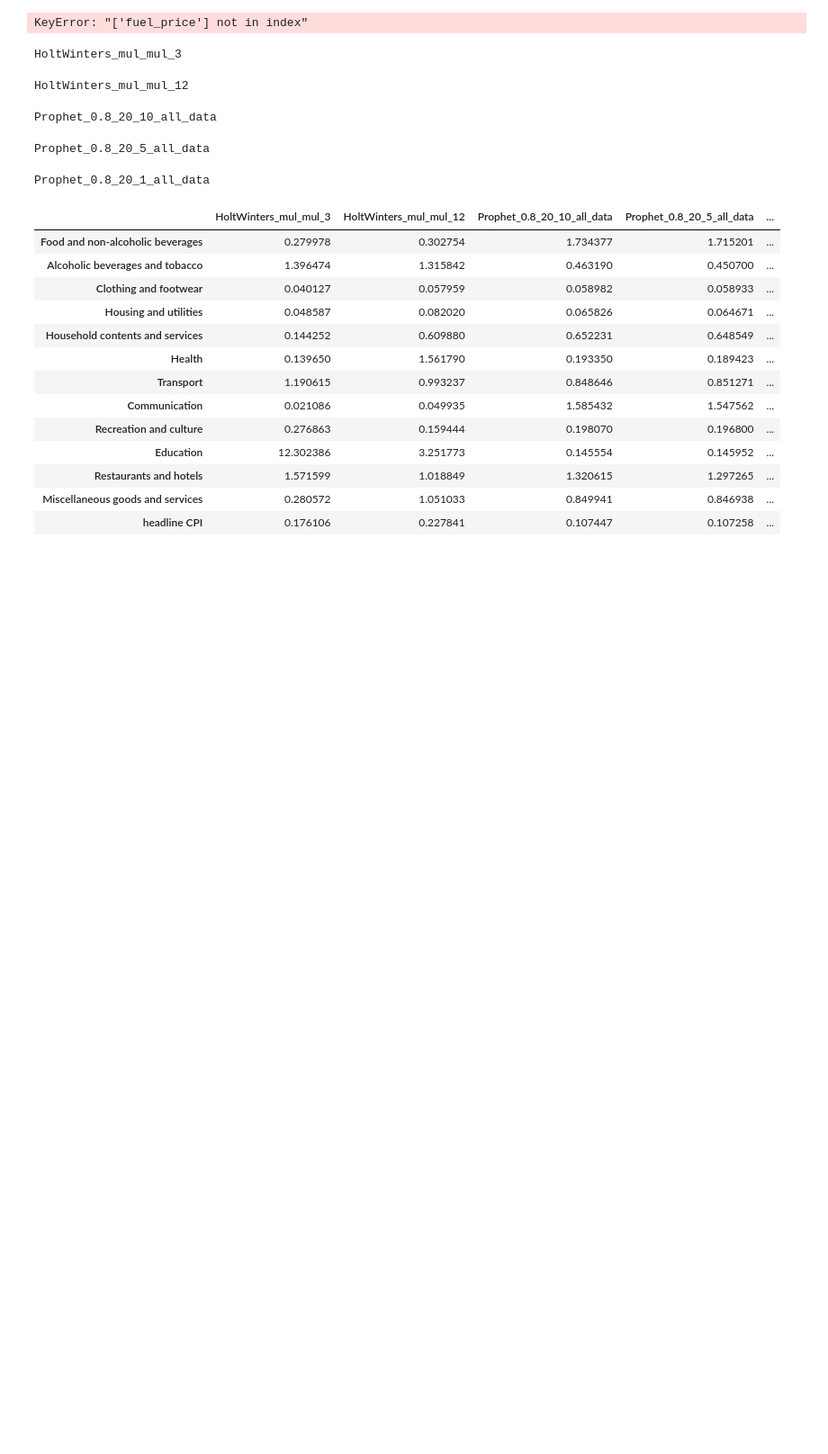
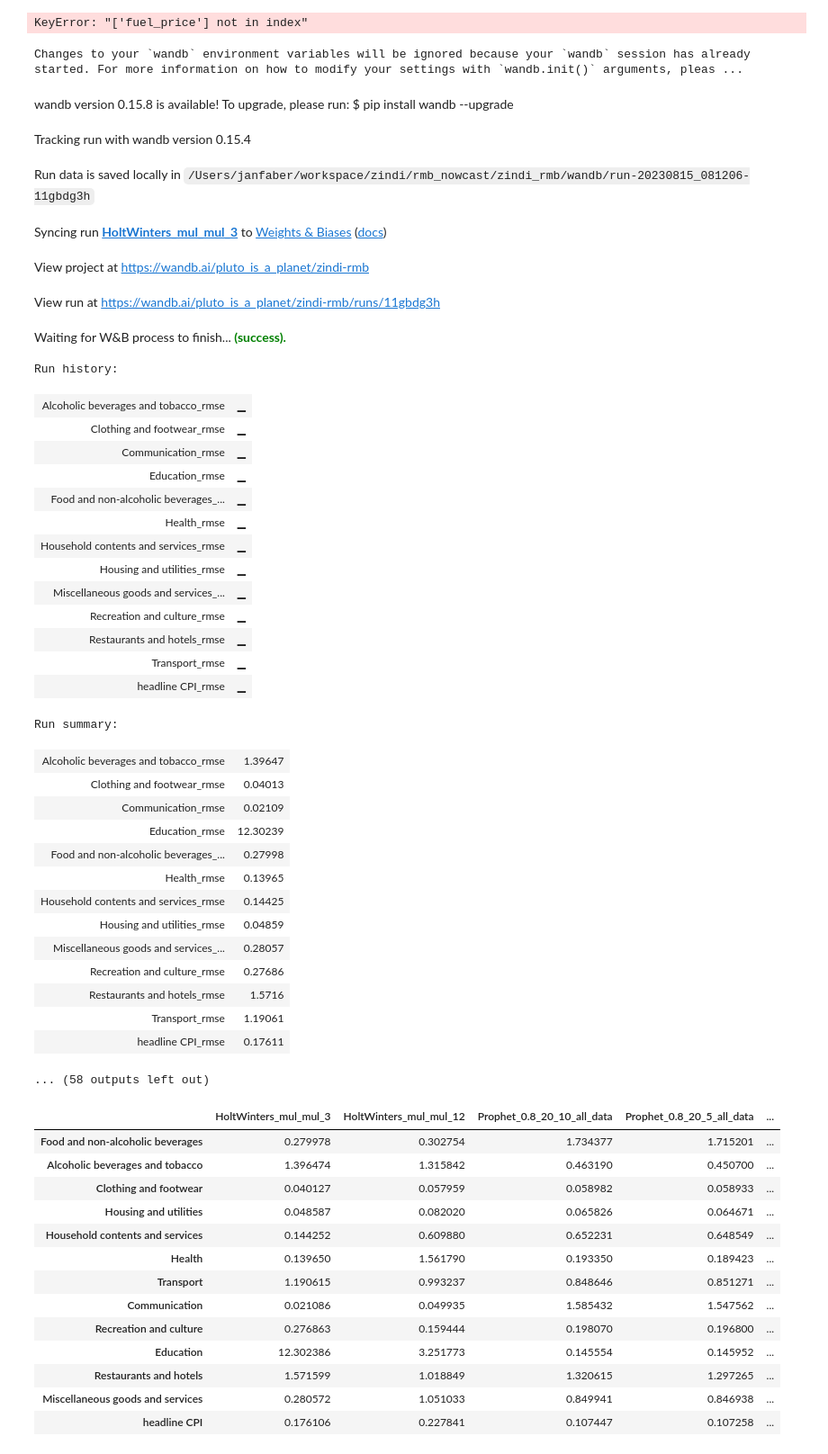
Before and after one commit to altazietsman/zindi_rmb, a Jupyter notebook: RMB-challeng2/notebooks/2023-07-09-jan-eda.ipynb, the cells around one changed output. Shown at 90% size. Drawn from its saved outputs; the diff is of its cells as text; code cells hidden in the pictures; blank space fills up the shorter version.

```diff
--- a/RMB-challeng2/notebooks/2023-07-09-jan-eda.ipynb
+++ b/RMB-challeng2/notebooks/2023-07-09-jan-eda.ipynb
@@ -158,23 +161,65 @@ tscv = TimeSeriesSplit(n_splits=3,test_size=1)
 # %%
 results = {}
 for model in models:
     model_results = []
-    print(model.getModelName())
+
+    run = wandb.init(
+    project="zindi-rmb",
+    job_type='model-evaluation',
+    name=model.getModelName(),
+    )
+
     for category in tqdm(cpi_columns):
 
         intermediate_results = {'test': [], 'pred': []}
         for i, (train_index, test_index) in enumerate(tscv.split(cpi[['date',category]])):
             model.fit(model.getExtraData(), cpi[['date',category]].iloc[train_index])
             intermediate_results['test'].append(*cpi[category].iloc[test_index].values)
             intermediate_results['pred'].append(*model.predict(test_index))
-        model_results.append(mean_squared_error(intermediate_results['test'], intermediate_results['pred']))
+        result = mean_squared_error(intermediate_results['test'], intermediate_results['pred'], squared=True)
+        model_results.append(result)
+        run.log({f'{category}_rmse': result})
+
     results[model.getModelName()] = model_results
+    run.finish()
 # %% [output]
-HoltWinters_mul_mul_3
+Changes to your `wandb` environment variables will be ignored because your `wandb` session has already started. For more information on how to modify your settings with `wandb.init()` arguments, pleas ...
+wandb version 0.15.8 is available! To upgrade, please run: $ pip install wandb --upgrade
+Tracking run with wandb version 0.15.4
+Run data is saved locally in /Users/janfaber/workspace/zindi/rmb_nowcast/zindi_rmb/wandb/run-20230815_081206-11gbdg3h
+Syncing run HoltWinters_mul_mul_3 to Weights & Biases (docs)
+View project at https://wandb.ai/pluto_is_a_planet/zindi-rmb
+View run at https://wandb.ai/pluto_is_a_planet/zindi-rmb/runs/11gbdg3h
+Waiting for W&B process to finish... (success).
-HoltWinters_mul_mul_12
+Run history:
+| Alcoholic beverages and tobacco_rmse | ▁ |
+| Clothing and footwear_rmse | ▁ |
+| Communication_rmse | ▁ |
+| Education_rmse | ▁ |
+| Food and non-alcoholic beverages_... | ▁ |
+| Health_rmse | ▁ |
+| Household contents and services_rmse | ▁ |
+| Housing and utilities_rmse | ▁ |
+| Miscellaneous goods and services_... | ▁ |
+| Recreation and culture_rmse | ▁ |
+| Restaurants and hotels_rmse | ▁ |
+| Transport_rmse | ▁ |
+| headline CPI_rmse | ▁ |
-Prophet_0.8_20_10_all_data
+Run summary:
+| Alcoholic beverages and tobacco_rmse | 1.39647 |
+| Clothing and footwear_rmse | 0.04013 |
+| Communication_rmse | 0.02109 |
+| Education_rmse | 12.30239 |
+| Food and non-alcoholic beverages_... | 0.27998 |
+| Health_rmse | 0.13965 |
+| Household contents and services_rmse | 0.14425 |
+| Housing and utilities_rmse | 0.04859 |
+| Miscellaneous goods and services_... | 0.28057 |
+| Recreation and culture_rmse | 0.27686 |
+| Restaurants and hotels_rmse | 1.5716 |
+| Transport_rmse | 1.19061 |
+| headline CPI_rmse | 0.17611 |
-Prophet_0.8_20_5_all_data
+... (58 outputs left out)
-Prophet_0.8_20_1_all_data
 # %%
 results_df = pd.DataFrame(results, index=cpi_columns)
 # %%
```
Also changed, not shown: parts of 2 cells of this notebook.
